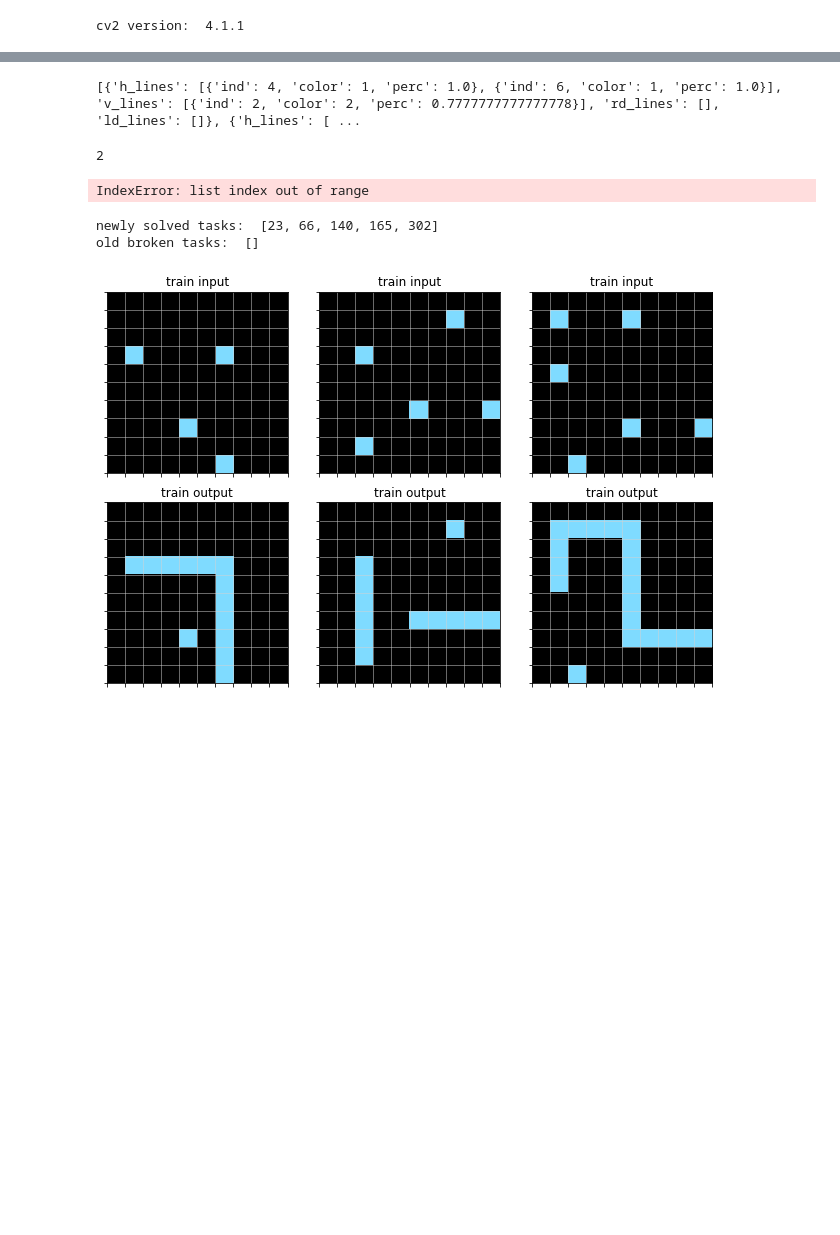
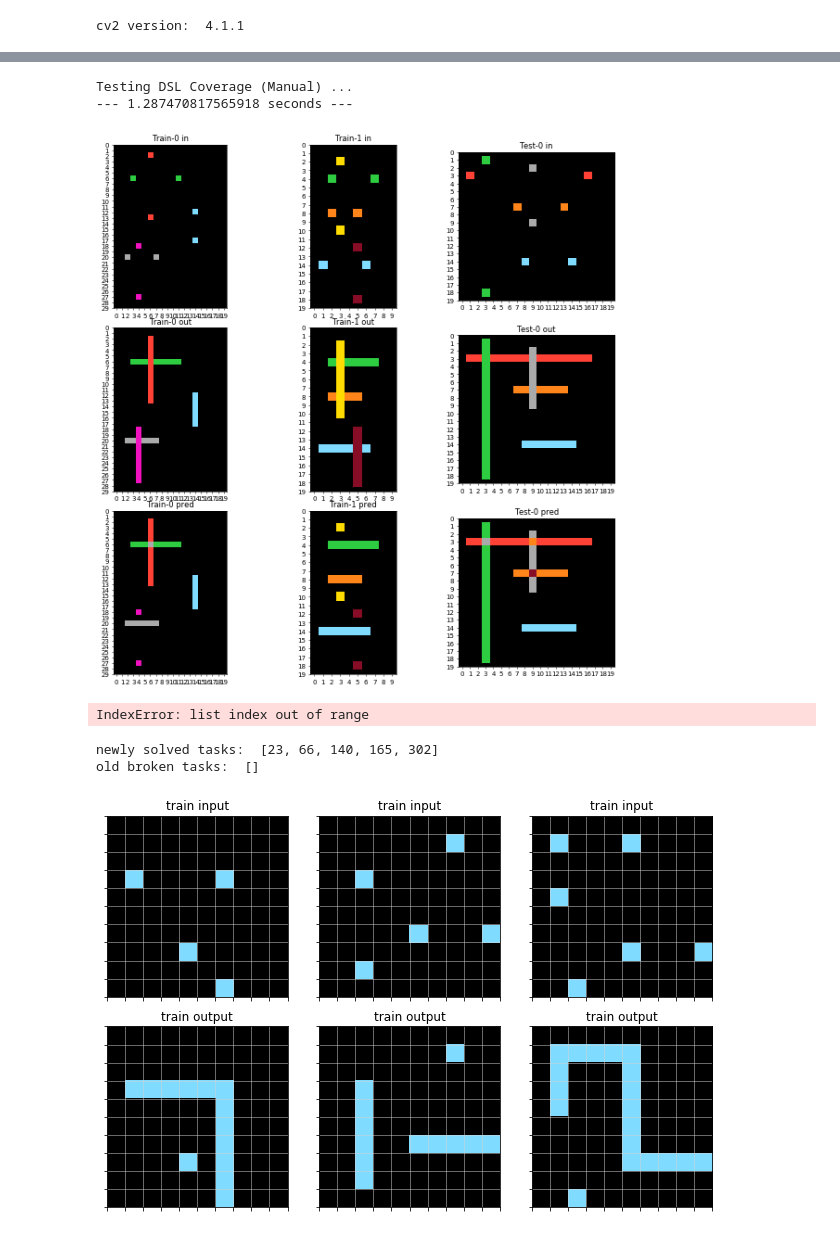
Before and after one commit to lorepieri8/ARC_challenge, a Jupyter notebook: ARC_DSL.ipynb, the cells around one changed output, grey strips where cells are left out. Saved outputs shown, nothing was run; the diff lists cells and outputs as text; code cells hidden in the pictures; blank space fills up the shorter version.

```diff
--- a/ARC_DSL.ipynb
+++ b/ARC_DSL.ipynb
@@ -1786,7 +1956,7 @@ color_adv = [color_3, color_ob_1, color_reg_1, color_reg_2, color_reg_3, color_r
 superpose = [superp_1, superp_2, superp_3, superp_4,superp_5, superp_6, superp_7, superp_8, superp_reg_1,superp_reg_2,superp_reg_3,superp_reg_4]
 draw = [draw_reg_1,draw_reg_2,draw_reg_3]
 lines = [lines_1,lines_2,lines_3,lines_4,lines_5,lines_6,lines_7,lines_8,lines_9]
-connect = [connect_1,connect_2,connect_3,connect_4,connect_5,connect_6]
+connect = [connect_1,connect_2,connect_3,connect_4,connect_5,connect_6,connect_7,connect_8,connect_9,connect_10,connect_11,connect_12]
 special = [special_1, special_2]
 
 
@@ -1824,7 +1994,7 @@ def forbidden_composition(new_function, current_functions, task_data):
         if ((single in '\t'.join(new_f_names)) and (single in '\t'.join(f_names))):
             return True
 
-    functions_that_must_go_first = ["connect_1","connect_2","connect_3","connect_4","connect_5","connect_6","lines_1","lines_2","lines_3","lines_4","lines_5","lines_6","lines_7","lines_8","color_reg_1","color_reg_2","color_reg_3","color_reg_4","repeat_2","special_2", "crop_2","color_ob_1","superp_reg_1","superp_reg_2","superp_reg_3","superp_reg_4",
+    functions_that_must_go_first = ["connect_7","connect_8","connect_9","connect_10","connect_11","connect_12","connect_1","connect_2","connect_3","connect_4","connect_5","connect_6","lines_1","lines_2","lines_3","lines_4","lines_5","lines_6","lines_7","lines_8","color_reg_1","color_reg_2","color_reg_3","color_reg_4","repeat_2","special_2", "crop_2","color_ob_1","superp_reg_1","superp_reg_2","superp_reg_3","superp_reg_4",
                                    "draw_reg_1","draw_reg_2","draw_reg_3",
                                    "superp_1","superp_2","superp_3","superp_4","superp_5","superp_6","superp_7","superp_8"]
     for keyword in functions_that_must_go_first:
@@ -1919,6 +2089,12 @@ def get_functions_actions(entity):
     "connect_4":{"color_changed":"UNDEF","color_perc_changed":True,"most_common_color_changed":"UNDEF","second_most_common_color_changed":"UNDEF","least_common_color_changed":"UNDEF","shape_changed":False,"h_shape_changed":False,"v_shape_changed":False,"h_symm_changed":"UNDEF","v_symm_changed":"UNDEF","ld_symm_changed":"UNDEF","rd_symm_changed":"UNDEF","n_objects_changed":"UNDEF","n_regions_changed":"UNDEF","n_h_lines_changed":"UNDEF","n_v_lines_changed":"UNDEF","n_h_slines_changed":"UNDEF","n_v_slines_changed":"UNDEF","n_h_plines_changed":"UNDEF","n_v_plines_changed":"UNDEF"},
     "connect_5":{"color_changed":"UNDEF","color_perc_changed":True,"most_common_color_changed":"UNDEF","second_most_common_color_changed":"UNDEF","least_common_color_changed":"UNDEF","shape_changed":False,"h_shape_changed":False,"v_shape_changed":False,"h_symm_changed":"UNDEF","v_symm_changed":"UNDEF","ld_symm_changed":"UNDEF","rd_symm_changed":"UNDEF","n_objects_changed":"UNDEF","n_regions_changed":"UNDEF","n_h_lines_changed":"UNDEF","n_v_lines_changed":"UNDEF","n_h_slines_changed":"UNDEF","n_v_slines_changed":"UNDEF","n_h_plines_changed":"UNDEF","n_v_plines_changed":"UNDEF"},
     "connect_6":{"color_changed":"UNDEF","color_perc_changed":True,"most_common_color_changed":"UNDEF","second_most_common_color_changed":"UNDEF","least_common_color_changed":"UNDEF","shape_changed":False,"h_shape_changed":False,"v_shape_changed":False,"h_symm_changed":"UNDEF","v_symm_changed":"UNDEF","ld_symm_changed":"UNDEF","rd_symm_changed":"UNDEF","n_objects_changed":"UNDEF","n_regions_changed":"UNDEF","n_h_lines_changed":"UNDEF","n_v_lines_changed":"UNDEF","n_h_slines_changed":"UNDEF","n_v_slines_changed":"UNDEF","n_h_plines_changed":"UNDEF","n_v_plines_changed":"UNDEF"},
+    "connect_7":{"color_changed":"UNDEF","color_perc_changed":True,"most_common_color_changed":"UNDEF","second_most_common_color_changed":"UNDEF","least_common_color_changed":"UNDEF","shape_changed":False,"h_shape_changed":False,"v_shape_changed":False,"h_symm_changed":"UNDEF","v_symm_changed":"UNDEF","ld_symm_changed":"UNDEF","rd_symm_changed":"UNDEF","n_objects_changed":"UNDEF","n_regions_changed":"UNDEF","n_h_lines_changed":"UNDEF","n_v_lines_changed":"UNDEF","n_h_slines_changed":"UNDEF","n_v_slines_changed":"UNDEF","n_h_plines_changed":"UNDEF","n_v_plines_changed":"UNDEF"},
+    "connect_8":{"color_changed":"UNDEF","color_perc_changed":True,"most_common_color_changed":"UNDEF","second_most_common_color_changed":"UNDEF","least_common_color_changed":"UNDEF","shape_changed":False,"h_shape_changed":False,"v_shape_changed":False,"h_symm_changed":"UNDEF","v_symm_changed":"UNDEF","ld_symm_changed":"UNDEF","rd_symm_changed":"UNDEF","n_objects_changed":"UNDEF","n_regions_changed":"UNDEF","n_h_lines_changed":"UNDEF","n_v_lines_changed":"UNDEF","n_h_slines_changed":"UNDEF","n_v_slines_changed":"UNDEF","n_h_plines_changed":"UNDEF","n_v_plines_changed":"UNDEF"},
+    "connect_9":{"color_changed":"UNDEF","color_perc_changed":True,"most_common_color_changed":"UNDEF","second_most_common_color_changed":"UNDEF","least_common_color_changed":"UNDEF","shape_changed":False,"h_shape_changed":False,"v_shape_changed":False,"h_symm_changed":"UNDEF","v_symm_changed":"UNDEF","ld_symm_changed":"UNDEF","rd_symm_changed":"UNDEF","n_objects_changed":"UNDEF","n_regions_changed":"UNDEF","n_h_lines_changed":"UNDEF","n_v_lines_changed":"UNDEF","n_h_slines_changed":"UNDEF","n_v_slines_changed":"UNDEF","n_h_plines_changed":"UNDEF","n_v_plines_changed":"UNDEF"},
+    "connect_10":{"color_changed":"UNDEF","color_perc_changed":True,"most_common_color_changed":"UNDEF","second_most_common_color_changed":"UNDEF","least_common_color_changed":"UNDEF","shape_changed":False,"h_shape_changed":False,"v_shape_changed":False,"h_symm_changed":"UNDEF","v_symm_changed":"UNDEF","ld_symm_changed":"UNDEF","rd_symm_changed":"UNDEF","n_objects_changed":"UNDEF","n_regions_changed":"UNDEF","n_h_lines_changed":"UNDEF","n_v_lines_changed":"UNDEF","n_h_slines_changed":"UNDEF","n_v_slines_changed":"UNDEF","n_h_plines_changed":"UNDEF","n_v_plines_changed":"UNDEF"},
+    "connect_11":{"color_changed":"UNDEF","color_perc_changed":True,"most_common_color_changed":"UNDEF","second_most_common_color_changed":"UNDEF","least_common_color_changed":"UNDEF","shape_changed":False,"h_shape_changed":False,"v_shape_changed":False,"h_symm_changed":"UNDEF","v_symm_changed":"UNDEF","ld_symm_changed":"UNDEF","rd_symm_changed":"UNDEF","n_objects_changed":"UNDEF","n_regions_changed":"UNDEF","n_h_lines_changed":"UNDEF","n_v_lines_changed":"UNDEF","n_h_slines_changed":"UNDEF","n_v_slines_changed":"UNDEF","n_h_plines_changed":"UNDEF","n_v_plines_changed":"UNDEF"},
+    "connect_12":{"color_changed":"UNDEF","color_perc_changed":True,"most_common_color_changed":"UNDEF","second_most_common_color_changed":"UNDEF","least_common_color_changed":"UNDEF","shape_changed":False,"h_shape_changed":False,"v_shape_changed":False,"h_symm_changed":"UNDEF","v_symm_changed":"UNDEF","ld_symm_changed":"UNDEF","rd_symm_changed":"UNDEF","n_objects_changed":"UNDEF","n_regions_changed":"UNDEF","n_h_lines_changed":"UNDEF","n_v_lines_changed":"UNDEF","n_h_slines_changed":"UNDEF","n_v_slines_changed":"UNDEF","n_h_plines_changed":"UNDEF","n_v_plines_changed":"UNDEF"},
     "special_1":{"color_changed":True,"color_perc_changed":True,"most_common_color_changed":"UNDEF","second_most_common_color_changed":"UNDEF","least_common_color_changed":"UNDEF","shape_changed":"UNDEF","h_shape_changed":"UNDEF","v_shape_changed":"UNDEF","h_symm_changed":"UNDEF","v_symm_changed":"UNDEF","ld_symm_changed":"UNDEF","rd_symm_changed":"UNDEF","n_objects_changed":"UNDEF","n_regions_changed":"UNDEF","n_h_lines_changed":"UNDEF","n_v_lines_changed":"UNDEF","n_h_slines_changed":"UNDEF","n_v_slines_changed":"UNDEF","n_h_plines_changed":"UNDEF","n_v_plines_changed":"UNDEF"},
     "special_2":{"color_changed":True,"color_perc_changed":True,"most_common_color_changed":"UNDEF","second_most_common_color_changed":"UNDEF","least_common_color_changed":"UNDEF","shape_changed":False,"h_shape_changed":False,"v_shape_changed":False,"h_symm_changed":"UNDEF","v_symm_changed":"UNDEF","ld_symm_changed":"UNDEF","rd_symm_changed":"UNDEF","n_objects_changed":"UNDEF","n_regions_changed":"UNDEF","n_h_lines_changed":"UNDEF","n_v_lines_changed":"UNDEF","n_h_slines_changed":"UNDEF","n_v_slines_changed":"UNDEF","n_h_plines_changed":"UNDEF","n_v_plines_changed":"UNDEF"}
                    }
@@ -1960,7 +2136,7 @@ def function_filter(task_data, fs_names):
 
     # if the shape has changed at least once:
     if (diff["shape_changed"]!=-1):
-        functions_removed.extend(["connect_1","connect_2","connect_3","connect_4","connect_5","connect_6","lines_2","lines_3", "lines_4","lines_5", "lines_6","lines_7", "lines_8","color_reg_1","color_reg_2","color_reg_3","color_reg_4"])
+        functions_removed.extend(["connect_7","connect_8","connect_9","connect_10","connect_11","connect_12","connect_1","connect_2","connect_3","connect_4","connect_5","connect_6","lines_2","lines_3", "lines_4","lines_5", "lines_6","lines_7", "lines_8","color_reg_1","color_reg_2","color_reg_3","color_reg_4"])
 
     # if the outputs are mono-color
     if task_data.sequences["n_colors"] ==1:
@@ -2935,7 +3098,7 @@ Output Submission to CSV ...
 # %%
 # Work Area. Feel free to clean if it gets too messy.
 # %%
-task_n =  140 #36
+task_n =  91
 train_data = build_trainlist(train_task_data[task_n])
 test_data = build_testlist(train_task_data[task_n])
 task_data = Task(train_data, test_data)
@@ -3173,11 +3120,43 @@ Testing DSL Coverage (Manual) ...
-# %%
-all_plines = [{'h_lines': [{'ind': 4, 'color': 1, 'perc': 1.0}, {'ind': 6, 'color': 1, 'perc': 1.0}], 'v_lines': [{'ind': 2, 'color': 2, 'perc': 0.7777777777777778}], 'rd_lines': [], 'ld_lines': []}, {'h_lines': [{'ind': 1, 'color': 3, 'perc': 1.0}, {'ind': 4, 'color': 3, 'perc': 1.0}, {'ind': 6, 'color': 1, 'perc': 1.0}], 'v_lines': [{'ind': 5, 'color': 2, 'perc': 0.7}], 'rd_lines': [], 'ld_lines': []}, {'h_lines': [{'ind': 1, 'color': 1, 'perc': 1.0}, {'ind': 3, 'color': 3, 'perc': 1.0}, {'ind': 6, 'color': 3, 'perc': 1.0}], 'v_lines': [{'ind': 3, 'color': 2, 'perc': 0.7}, {'ind': 9, 'color': 2, 'perc': 0.7}], 'rd_lines': [], 'ld_lines': []}]
-print(all_plines)
-
-len(all_plines[0]["h_lines"])
-# %% [output]
-[{'h_lines': [{'ind': 4, 'color': 1, 'perc': 1.0}, {'ind': 6, 'color': 1, 'perc': 1.0}], 'v_lines': [{'ind': 2, 'color': 2, 'perc': 0.7777777777777778}], 'rd_lines': [], 'ld_lines': []}, {'h_lines': [ ...
-2
+# %%
+start_time = time.time()
+print("Testing DSL Coverage (Manual) ...")
+
+
+
+
+def combine_tasks(a):
+    b = a.copy()
+    t_in = task_data.train_tensors[0][0]
+    #try:
+    t_in = task_data.test_tensors[0][0]
+        #b = repeat_2(b,t_in, task_data)
+        #b = superp_2(b,t_in, task_data,*[0,1,2])
+        #b = superp_ob(b,t_in, task_data,*[0,1])
+        #b = superp_reg_2(b,t_in, task_data,*[0,8])
+        #b = color_reg_4(b,t_in, task_data,*[0])
+        #b = draw_reg_1(b,t_in, task_data,*[0])
+        #b = color_ob_1(b,t_in, task_data,*[3])
+        #b = crop_1(b,t_in, task_data,*[2])
+        #b = crop_3(b,t_in, task_data,*[1])
+        #b = lines_3(b,t_in, task_data,*[0])
+        #b = lines_2(b,t_in, task_data,*[0])
+    #b = lines_8(b,t_in, task_data,*[6])
+    b = connect_11(b,t_in, task_data,*[4])
+    #b = color_5(b,t_in, task_data,*[4])
+    #except Exception as e:
+    #    print("Error:", e)
+
+    return b
+
+tasks_indices = [task_n]
+for task in tasks_indices:
+    check_p(train_task_data[task], combine_tasks)
+
+print("--- %s seconds ---" % (time.time() - start_time))
+# %% [output]
+Testing DSL Coverage (Manual) ...
+--- 1.287470817565918 seconds ---
+[figure, added]
 # %%
 #timeit flip_2(tt,task_data.train_tensors[0][0], task_data)
 # %%
```
Also changed, not shown: parts of 34 cells of this notebook.
